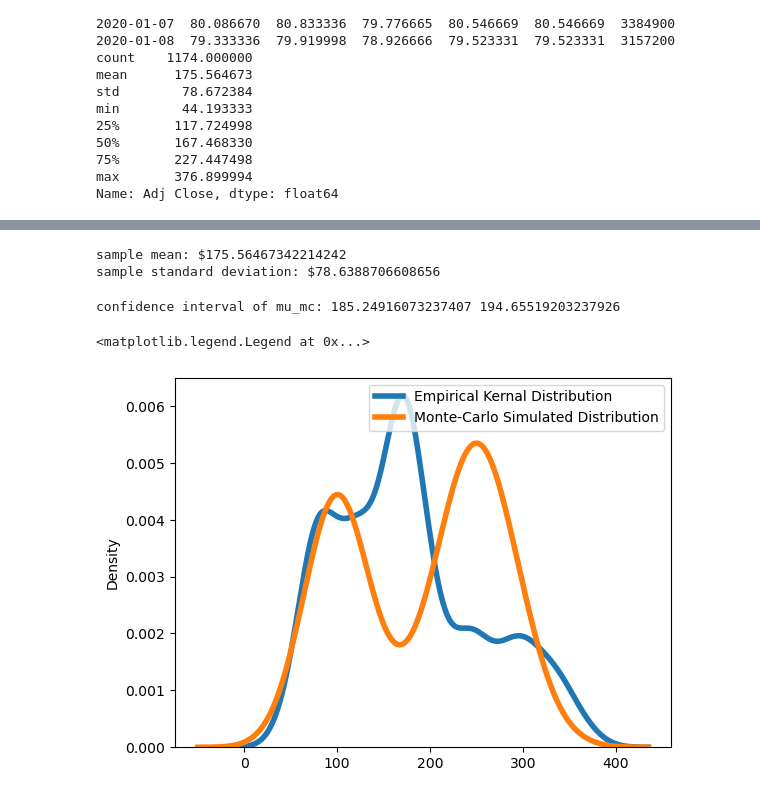
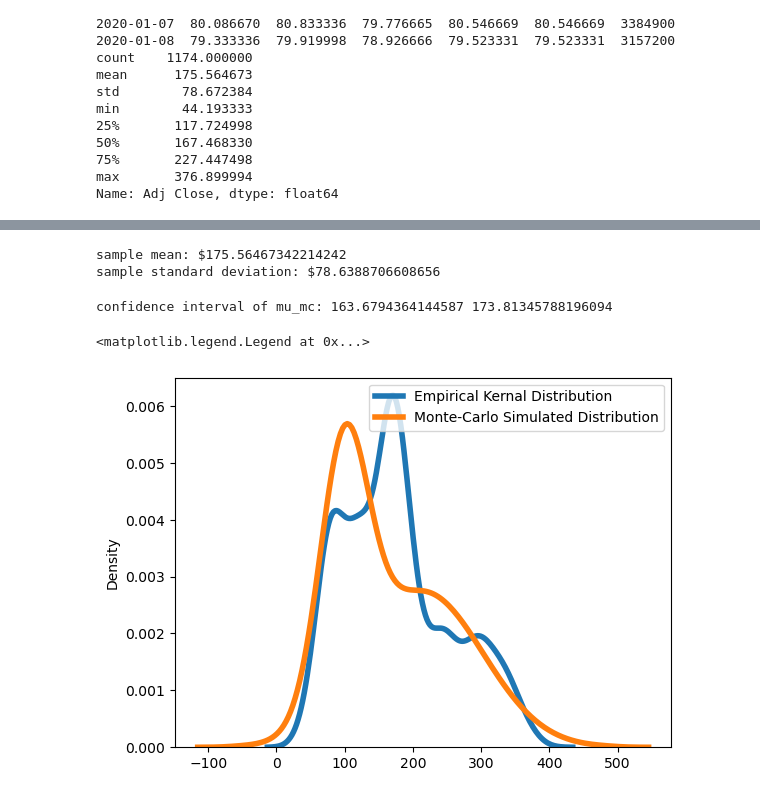
Before and after one commit to ZuiTaoNEU/datascience, a Jupyter notebook: assignment1.ipynb, the cells around one changed output, grey strips where cells are left out. Drawn from its saved outputs; the diff is of its cells as text; code cells hidden in the pictures.

```diff
--- a/assignment1.ipynb
+++ b/assignment1.ipynb
@@ -100,10 +113,10 @@ print(f"sample mean: ${mu}")
 print(f"sample standard deviation: ${se}")
 
 # observe kde plot and assign values to key parameters
-mu_1 = 100# mean of the first component distribution
-sigma_1 = 30 # standard deviation of the first component distribution
-mu_2 = 250 # mean of the second component distribution
-sigma_2 = 40 # standard deviation of the second component distribution
+mu_1 = 99# mean of the first component distribution
+sigma_1 = 28 # standard deviation of the first component distribution
+mu_2 = 215 # mean of the second component distribution
+sigma_2 = 85 # standard deviation of the second component distribution
 p = 0.4
 
 def generateEmpiricalDist(mu_1, sigma_1, mu_2, sigma_2, p, T):
@@ -114,32 +127,32 @@ def generateEmpiricalDist(mu_1, sigma_1, mu_2, sigma_2, p, T):
         p2 = mu_2 + sigma_2*np.random.normal(0,1,1);
         u = np.random.uniform(0,1,1);
         simulatedPrice[t] = p1*(u<p)+p2*(u>=p);
 
     return simulatedPrice
 
 
 T = adj_close.shape[0]
 M = 1000
 mu_mc = np.zeros(M)
 y_mc = 0
 for i in range(0, M):
     simulatedPrice = generateEmpiricalDist(mu_1, sigma_1, mu_2, sigma_2, p, T)
     mu_mc[i] = np.mean(simulatedPrice)
     y_mc += np.sort(simulatedPrice)
 
 y_mc = y_mc/M
 mu_mc = np.sort(mu_mc)
 
 print("confidence interval of mu_mc:", mu_mc[25], mu_mc[975])
 
 # Visualization
 fig, ax = plt.subplots()
 sns.kdeplot(data=adj_close, linewidth=4) # the blue line
 sns.kdeplot(data=y_mc, linewidth=4) # the orange line
 ax.legend(['Empirical Kernal Distribution', 'Monte-Carlo Simulated Distribution'])
 # %% [output]
 sample mean: $175.56467342214242
 sample standard deviation: $78.6388706608656
-confidence interval of mu_mc: 185.24916073237407 194.65519203237926
+confidence interval of mu_mc: 163.6794364144587 173.81345788196094
 <matplotlib.legend.Legend at 0x...>
-[figure, old version]
+[figure, new version]
```
Also changed, not shown: parts of 6 cells of this notebook.
